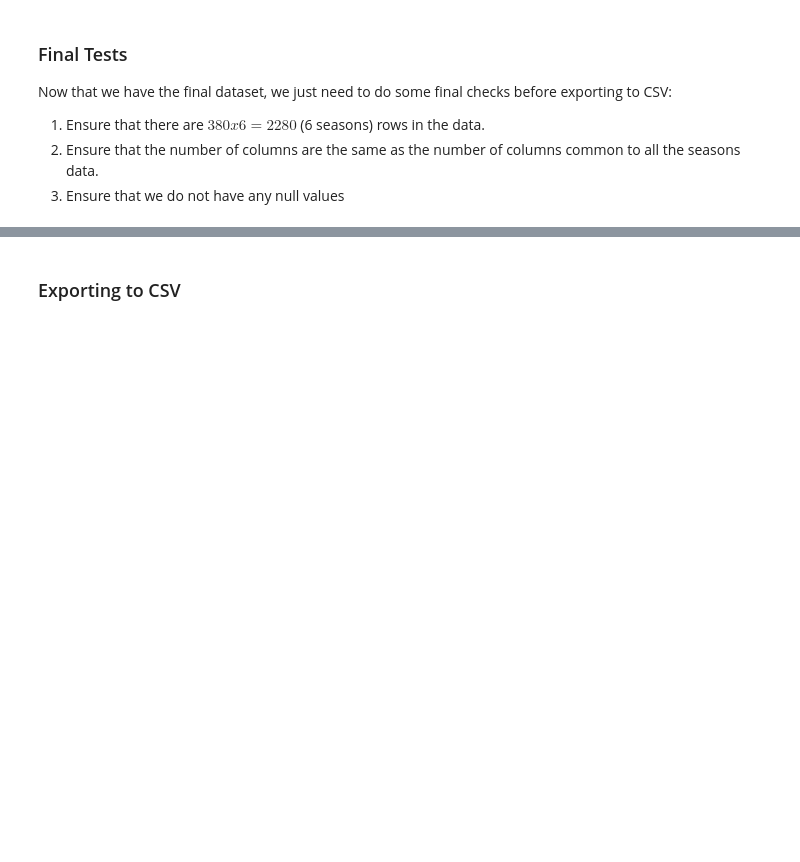
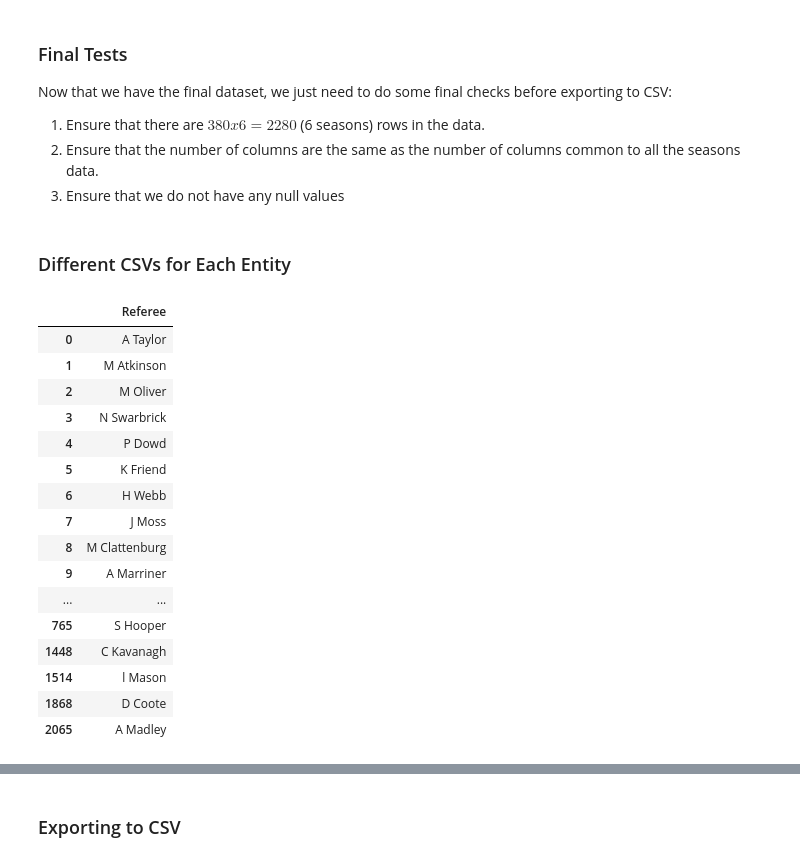
Before and after one commit to vidhur2k/CS6400-Project, a Jupyter notebook: preprocessing.ipynb, the cells around one changed output, grey strips where cells are left out. Drawn from its saved outputs; the diff is of its cells as text; code cells hidden in the pictures; blank space fills up the shorter version.

```diff
--- a/preprocessing.ipynb
+++ b/preprocessing.ipynb
@@ -256,3 +256,29 @@ def perform_final_dataset_assertions(df):
     assert sum(df.isnull().sum()) == 0
 # %%
 perform_final_dataset_assertions(dataset)
+# %% [markdown]
+### Different CSVs for Each Entity
+# %%
+# Referee
+referees_df = dataset[['Referee']]
+# %%
+referees_df = referees_df.drop_duplicates()
+referees_df
+# %% [output]
+|  | Referee |
+| 0 | A Taylor |
+| 1 | M Atkinson |
+| 2 | M Oliver |
+| 3 | N Swarbrick |
+| 4 | P Dowd |
+| 5 | K Friend |
+| 6 | H Webb |
+| 7 | J Moss |
+| 8 | M Clattenburg |
+| 9 | A Marriner |
+| ... | ... |
+| 765 | S Hooper |
+| 1448 | C Kavanagh |
+| 1514 | l Mason |
+| 1868 | D Coote |
+| 2065 | A Madley |
```
Also changed, not shown: parts of 14 cells of this notebook, 18 other files.
